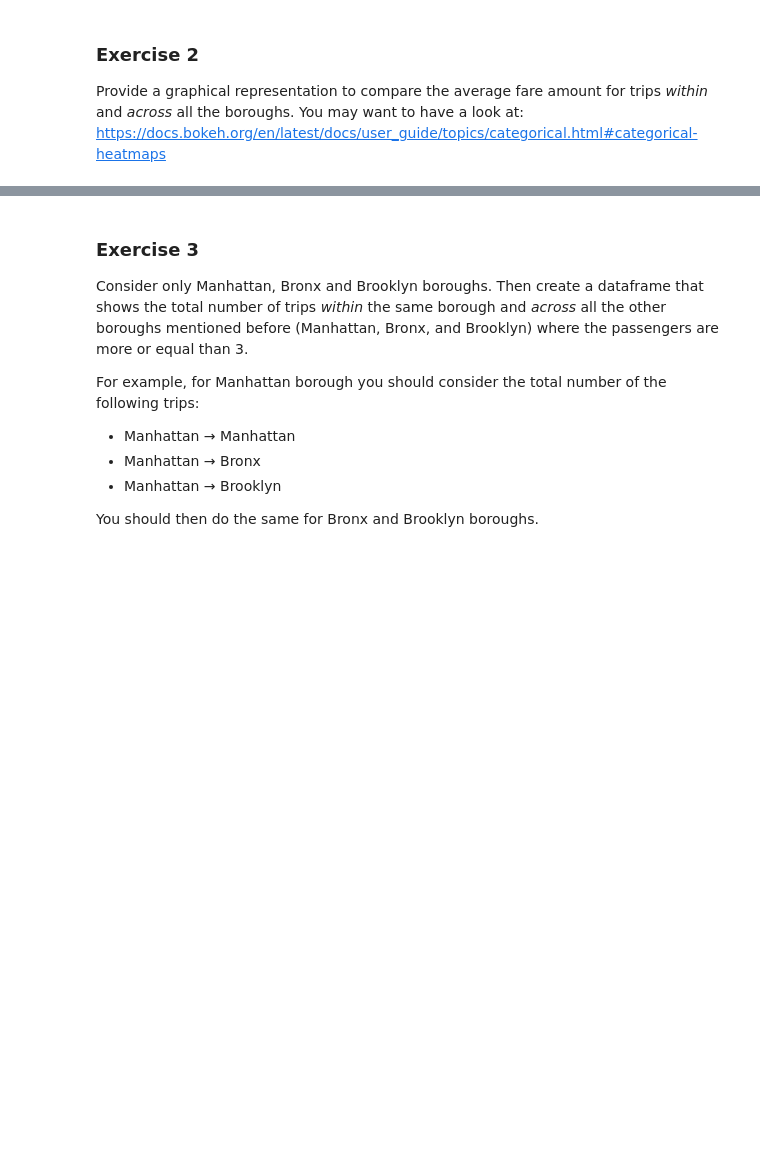
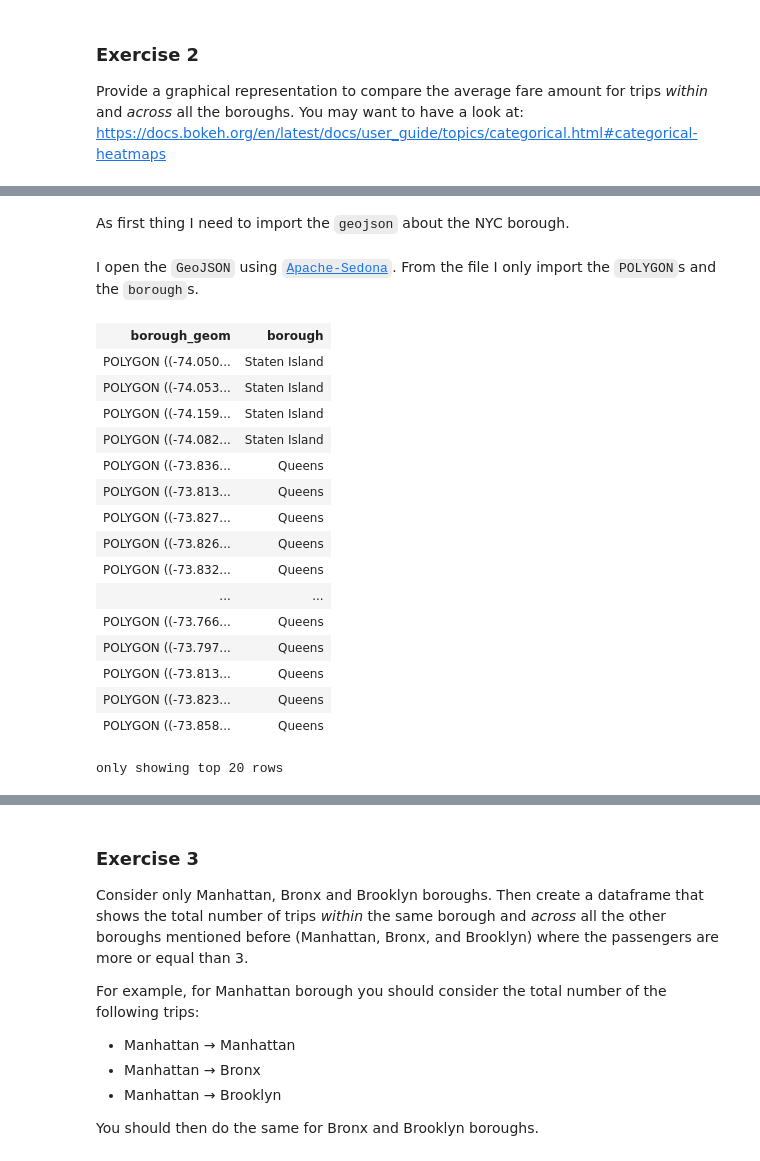
Before and after one commit to MattiaBiancini/Visual-Analytics, a Jupyter notebook: Assignment3/Assignment3.ipynb, the cells around one changed output, grey strips where cells are left out. Cells and saved outputs as stored; diff of their text form; code cells hidden in the pictures; blank space fills up the shorter version.

```diff
--- a/Assignment3/Assignment3.ipynb
+++ b/Assignment3/Assignment3.ipynb
@@ -57,9 +56,23 @@ Join the `trip_data` and `trip_fare` dataframes into one and consider only data
 # %% [markdown]
 The first thing to do is to create a `SparkSession`
 # %%
-spark = SparkSession.builder.getOrCreate()
+sedona_config = (
+    SedonaContext.builder()
+    .config(
+        "spark.jars.packages",
+        "org.apache.sedona:sedona-spark-shaded-3.5_2.12:1.7.1,"
+        "org.datasyslab:geotools-wrapper:1.7.1-28.5",
+    )
+    .config(
+        "spark.jars.repositories",
+        "https://artifacts.unidata.ucar.edu/repository/unidata-all",
+    )
+    .getOrCreate()
+)
+
+spark = SedonaContext.create(sedona_config)
 
 spark.conf.set("spark.sql.shuffle.partitions", 400)
 spark.conf.set('spark.sql.repl.eagerEval.enabled', True)
-#spark.setLoglevel("ERROR")
+spark.sparkContext.setLogLevel("ERROR")
 # %% [output]
@@ -172,0 +153,32 @@ trip_filtered_df = spark.createDataFrame(trip_filtered_pd_df)
+# %% [markdown]
+As first thing I need to import the `geojson` about the NYC borough.
+# %% [markdown]
+I open the `GeoJSON` using [`Apache-Sedona`](https://sedona.apache.org/latest/tutorial/files/geojson-sedona-spark/). From the file I only import the `POLYGON`s and the `borough`s.
+# %%
+borough_geo = (spark.read.format("geojson")
+    .option("multiLine", "true")
+    .load("data/nyc-boroughs.geojson")
+    .selectExpr("explode(features) as features")
+    .select("features.*")
+    .withColumn("borough", expr("properties['borough`]")).drop("properties").drop("type").drop("id")
+    .withColumnRenamed("geometry", "borough_geom")
+)
+borough_geo
+# %% [output]
+| borough_geom | borough |
+| POLYGON ((-74.050... | Staten Island |
+| POLYGON ((-74.053... | Staten Island |
+| POLYGON ((-74.159... | Staten Island |
+| POLYGON ((-74.082... | Staten Island |
+| POLYGON ((-73.836... | Queens |
+| POLYGON ((-73.813... | Queens |
+| POLYGON ((-73.827... | Queens |
+| POLYGON ((-73.826... | Queens |
+| POLYGON ((-73.832... | Queens |
+| ... | ... |
+| POLYGON ((-73.766... | Queens |
+| POLYGON ((-73.797... | Queens |
+| POLYGON ((-73.813... | Queens |
+| POLYGON ((-73.823... | Queens |
+| POLYGON ((-73.858... | Queens |
+only showing top 20 rows
```
Also changed, not shown: parts of 42 cells of this notebook.
